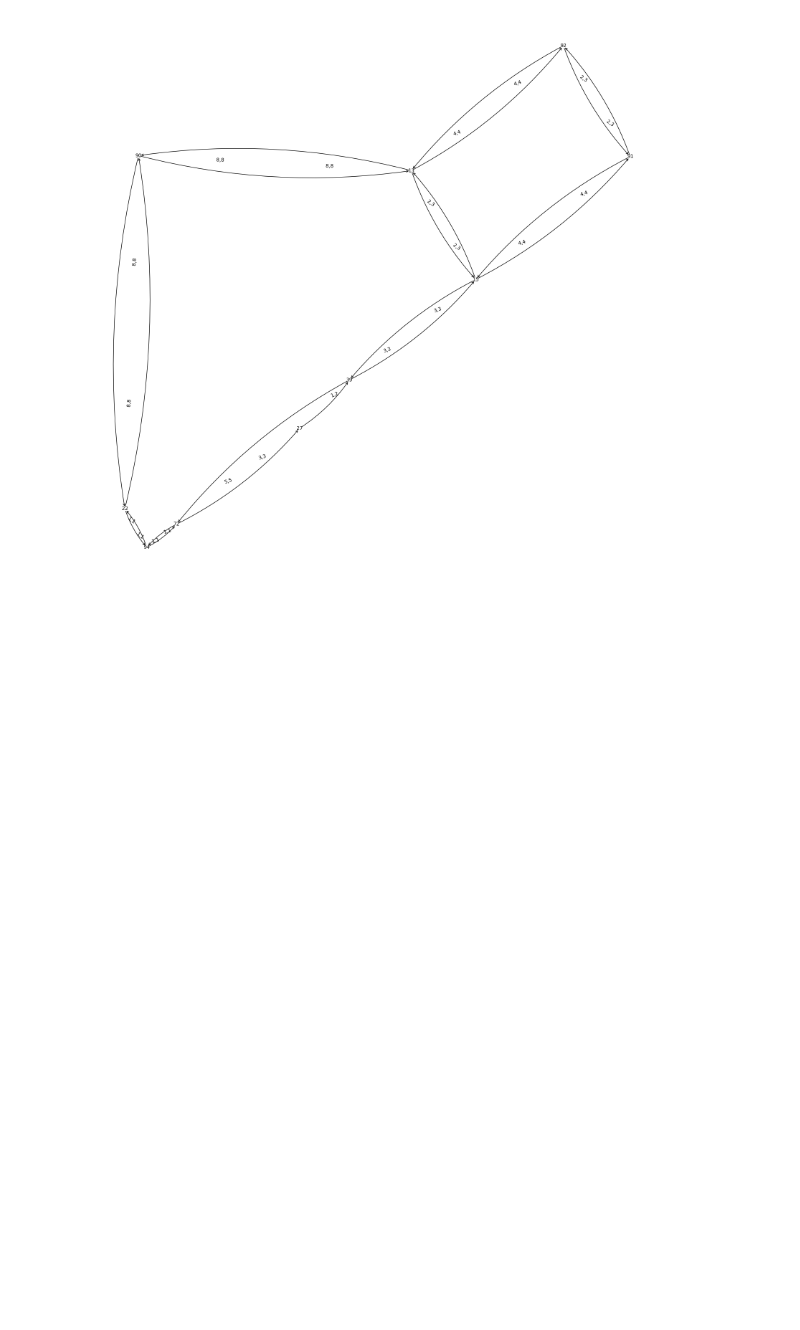
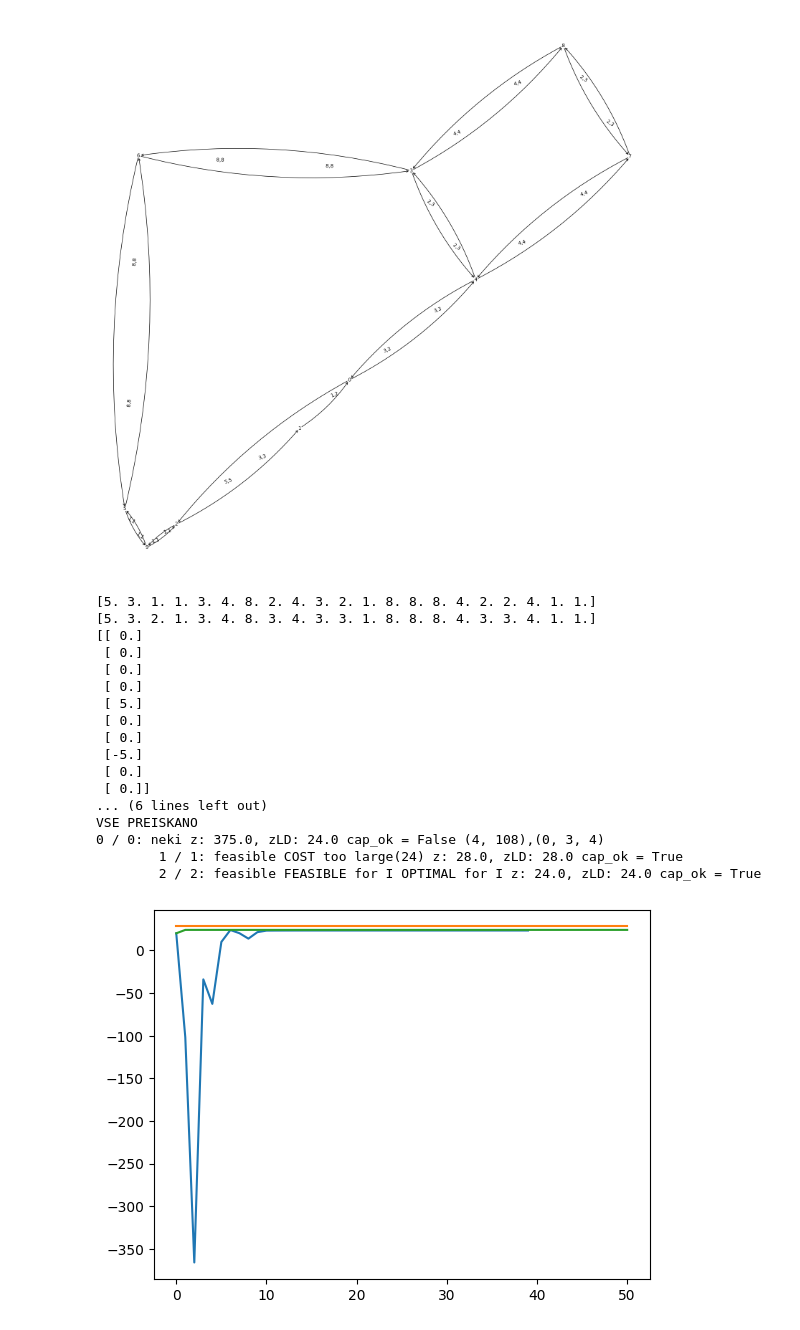
Before and after one commit to elgroselj/distributing_traffic, a Jupyter notebook: dai/helsinki.ipynb, the cells around one changed output. Cells and saved outputs as stored; diff of their text form; code cells hidden in the pictures; blank space fills up the shorter version.

```diff
--- a/dai/helsinki.ipynb
+++ b/dai/helsinki.ipynb
@@ -123,7 +121,30 @@ k       COLOR
 # %%
 
-subgraph = graph.subgraph([92,91,15,13,39,27,72,94,22,90])
+subgraph = nx.convert_node_labels_to_integers(graph.subgraph([92,91,15,13,39,27,72,94,22,90]))
 hf.plot_multigraph(subgraph, with_labels=True, font_size=10)
 # %% [output]
 [figure]
+# %%
+# obj1,constraints1,vp1 = hf.init_from_graph(subgraph,[(15,91,5)])
+obj1,constraints1,vp1 = hf.init_from_graph(subgraph,[(4,7,5)])
+n_best = hf.run(obj1,constraints1,vp1,graph,MAX_ITER=40,MAX_ITER_LR=50)
+# %% [output]
+[5. 3. 1. 1. 3. 4. 8. 2. 4. 3. 2. 1. 8. 8. 8. 4. 2. 2. 4. 1. 1.]
+[5. 3. 2. 1. 3. 4. 8. 3. 4. 3. 3. 1. 8. 8. 8. 4. 3. 3. 4. 1. 1.]
+[[ 0.]
+ [ 0.]
+ [ 0.]
+ [ 0.]
+ [ 5.]
+ [ 0.]
+ [ 0.]
+ [-5.]
+ [ 0.]
+ [ 0.]]
+... (6 lines left out)
+VSE PREISKANO
+0 / 0: neki z: 375.0, zLD: 24.0 cap_ok = False (4, 108),(0, 3, 4)
+        1 / 1: feasible COST too large(24) z: 28.0, zLD: 28.0 cap_ok = True
+        2 / 2: feasible FEASIBLE for I OPTIMAL for I z: 24.0, zLD: 24.0 cap_ok = True
+[figure, added]
 # %%
```
Also changed, not shown: parts of 9 cells of this notebook, 2 other files.
